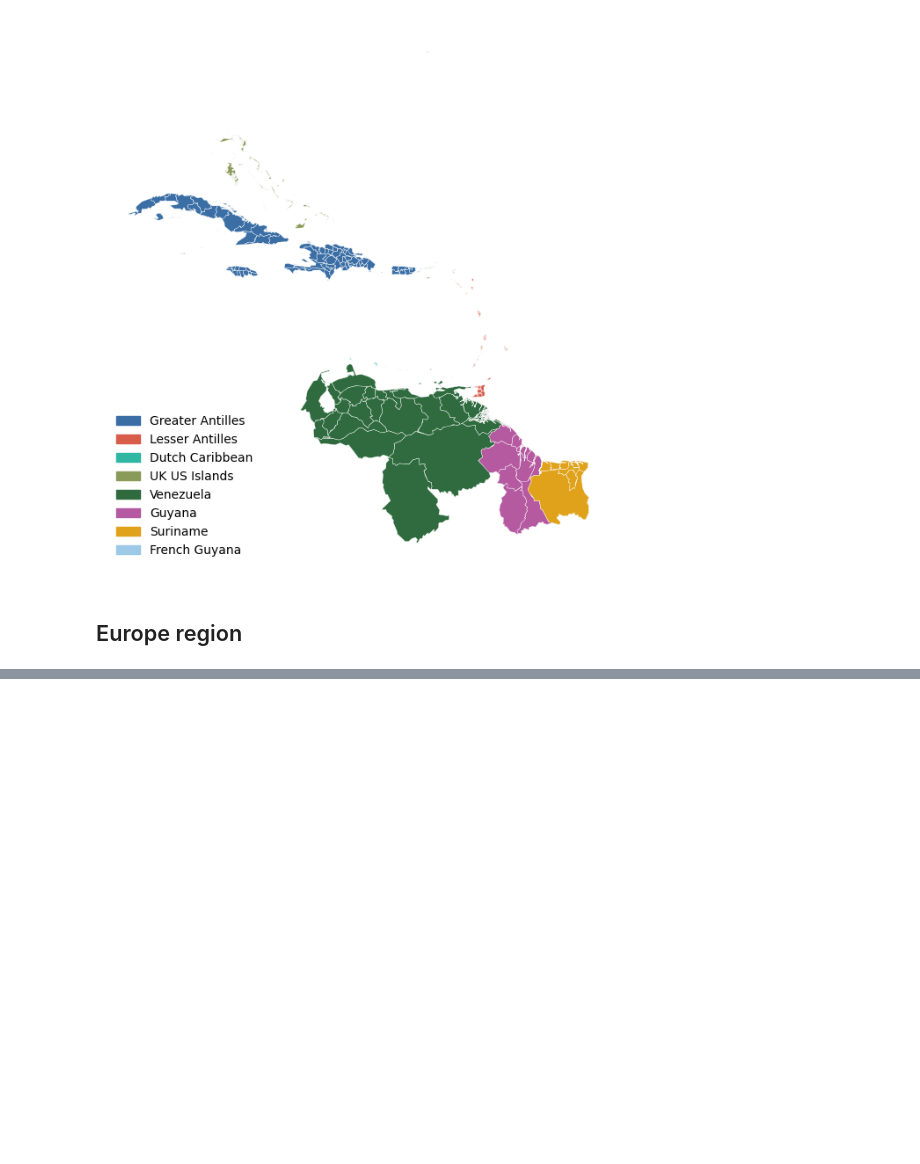
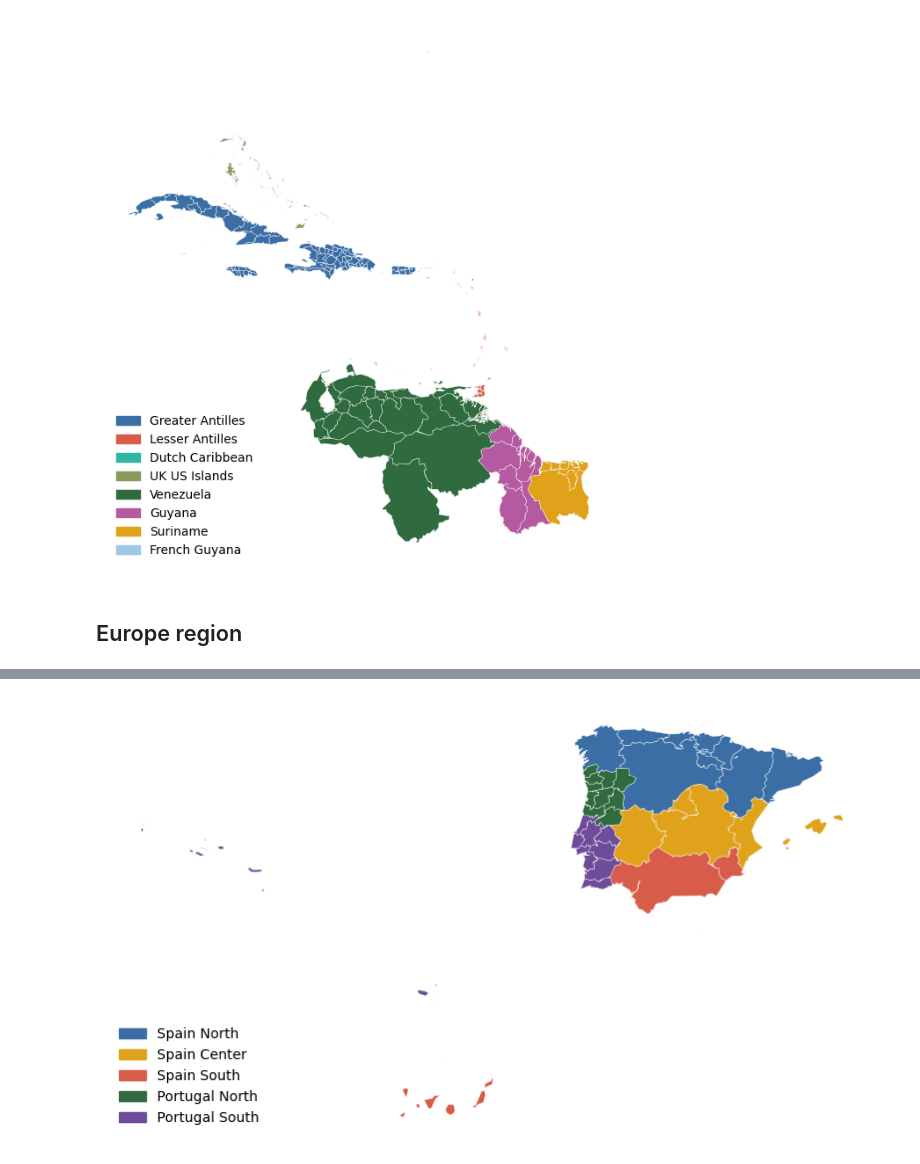
Before and after one commit to H2RES-model/H2RES-World, a Jupyter notebook: Notebooks/L2_SubCountryRegions.ipynb, the cells around one changed output, grey strips where cells are left out. Saved outputs shown, nothing was run; the diff lists cells and outputs as text; code cells hidden in the pictures; blank space fills up the shorter version.

```diff
--- a/Notebooks/L2_SubCountryRegions.ipynb
+++ b/Notebooks/L2_SubCountryRegions.ipynb
@@ -503,0 +854,89 @@ plt.show()
+# %%
+from pathlib import Path
+import matplotlib.pyplot as plt
+import matplotlib.patches as mpatches
+
+# --- IBERIAN ADM1 ---
+IBERIAN = ["Spain","Portugal","Andorra","Gibraltar (U.K.)"]
+
+IBERIAN_REGIONS = {
+    "Spain North": [
+        "Galicia","Principado de Asturias","Cantabria","País Vasco/Euskadi",
+        "Comunidad Foral de Navarra","La Rioja","Castilla y León","Aragón",
+        "Andorra","Cataluña/Catalunya"
+    ],
+    "Spain Center": [
+        "Comunidad de Madrid","Castilla-La Mancha","Extremadura","Comunitat Valenciana",
+        "Illes Balears"
+    ],
+    "Spain South": [
+        "Andalucía","Región de Murcia","Gibraltar (U.K.)","Canarias"
+    ],
+    "Portugal North": [
+        "Braga","Porto","Viana Do Castelo","Vila Real","Braganca",
+        "Aveiro","Viseu","Guarda","Coimbra","Castelo Branco"
+    ],
+    "Portugal South": [
+        "Lisboa","Setubal","Santarem","Portalegre","Evora","Beja","Faro",
+        "Madeira","Azores","Leiria"
+    ]
+}
+
+colors = {
+    "Spain North": "#3A6EA5",
+    "Spain Center": "#E0A21B",
+    "Spain South": "#D85C4A",
+    "Portugal North": "#2F6B3F",
+    "Portugal South": "#6D4C9A"
+}
+
+# --- ASSIGN ---
+ib_gdf = gdf[gdf["NAM_0"].isin(IBERIAN)].copy()
+ib_gdf["L2_Region"] = None
+
+for region, units in IBERIAN_REGIONS.items():
+    if region.startswith("Spain"):
+        ib_gdf.loc[ib_gdf["NAM_1"].isin(units), "L2_Region"] = region
+    elif region.startswith("Portugal"):
+        ib_gdf.loc[ib_gdf["NAM_1"].isin(units), "L2_Region"] = region
+
+# Andorra / Gibraltar by country
+ib_gdf.loc[ib_gdf["NAM_0"] == "Andorra", "L2_Region"] = "Spain North"
+ib_gdf.loc[ib_gdf["NAM_0"] == "Gibraltar (U.K.)", "L2_Region"] = "Spain South"
+
+# Spanish territories -> South
+spain_territories = [
+    "Ceuta (Sp.)","Melilla (Sp.)","Las Islas Chafarinas (Sp.)",
+    "Peñón de Alhucaimas (Sp.)","Peñón de Vélez de la Gomera (Sp.)"
+]
+ib_gdf.loc[ib_gdf["NAM_1"].isin(spain_territories), "L2_Region"] = "Spain South"
+
+# --- SIMPLIFY ---
+ib_plot = ib_gdf.copy()
+ib_plot["geometry"] = ib_plot["geometry"].simplify(0.05, preserve_topology=True)
+
+# --- PLOT ---
+fig, ax = plt.subplots(1, 1, figsize=(10, 8))
+color_series = ib_plot["L2_Region"].map(colors).fillna("#DDDDDD")
+
+ib_plot.plot(
+    ax=ax,
+    color=color_series,
+    linewidth=0.3,
+    edgecolor="white"
+)
+
+legend_handles = [mpatches.Patch(color=colors[k], label=k) for k in colors]
+ax.legend(handles=legend_handles, loc="lower left", frameon=False)
+ax.set_axis_off()
+
+# --- SAVE ---
+base_dir = Path.cwd().parents[0]
+out_dir = base_dir / "Maps" / "Layer2" / "Europe"
+out_dir.mkdir(parents=True, exist_ok=True)
+out_path = out_dir / "L2_Europe_Iberian.pdf"
+fig.savefig(out_path, dpi=100, bbox_inches="tight")
+
+plt.show()
+# %% [output]
+[figure, added]
```
Also changed, not shown: parts of 16 cells of this notebook, 9 other files.
